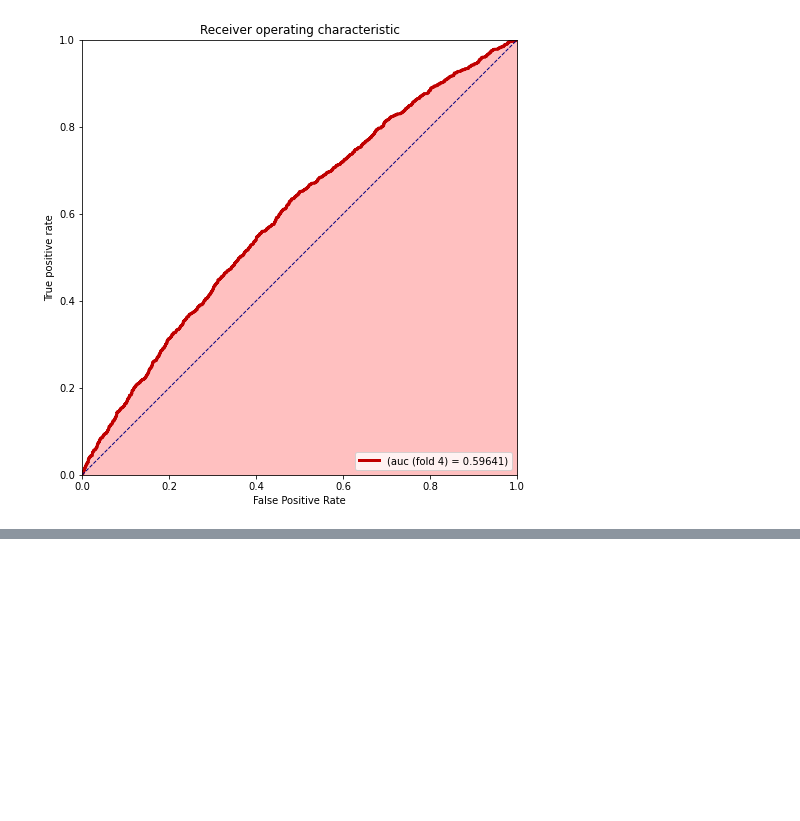
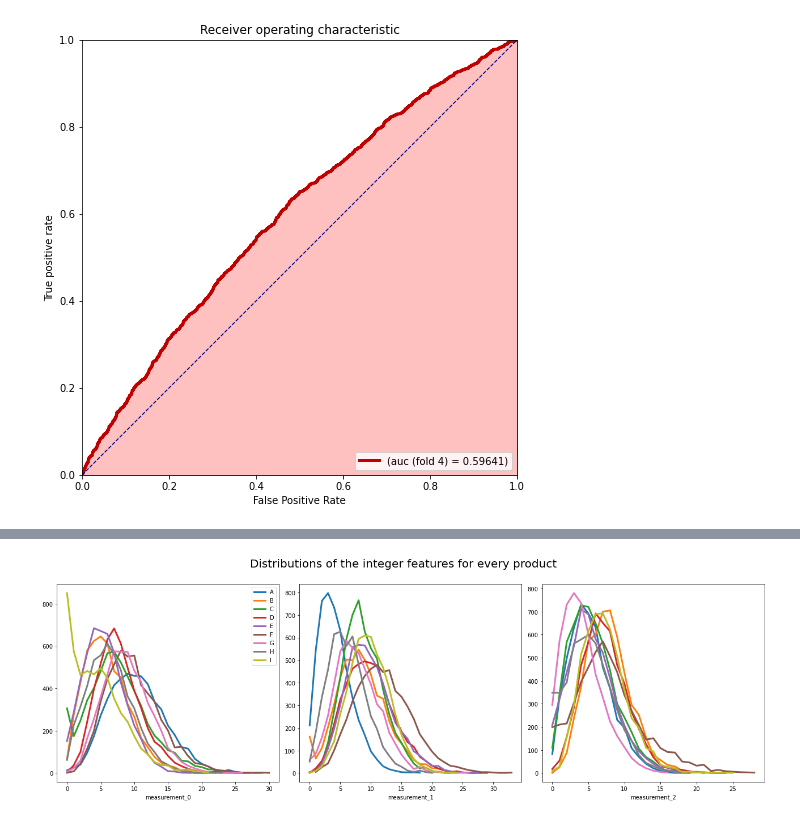
Before and after one commit to mahdiislam79/Product_failure_prediction, a Jupyter notebook: Predict_product_failures.ipynb, the cells around one changed output, grey strips where cells are left out. Cells and saved outputs as stored; diff of their text form; code cells hidden in the pictures; blank space fills up the shorter version.

```diff
--- a/Predict_product_failures.ipynb
+++ b/Predict_product_failures.ipynb
@@ -600,0 +677,17 @@ plt.show()
+# %%
+prop_cycle = plt.rcParams['axes.prop_cycle']
+
+fig, axs = plt.subplots(1, 3, figsize=(18, 6))
+axs = axs.ravel()
+for(ax, f) in zip(axs, ['measurement_0', 'measurement_1', 'measurement_2']):
+    for i, product in enumerate(np.unique(both.product_code)):
+        uv, uc = np.unique(both[f][both.product_code == product], return_counts=True)
+        ax.plot(uv, uc, alpha=1, color=prop_cycle.by_key()['color'][i % 10],
+                lw=3, label=product)
+    ax.set_xlabel(f)
+    if ax == axs[0]: ax.legend()
+plt.suptitle('Distributions of the integer features for every product', y=1.01, fontsize=20)
+plt.tight_layout(w_pad=1)
+plt.show()
+# %% [output]
+[figure, added]
```
Also changed, not shown: parts of 9 cells of this notebook, 1 other file.
